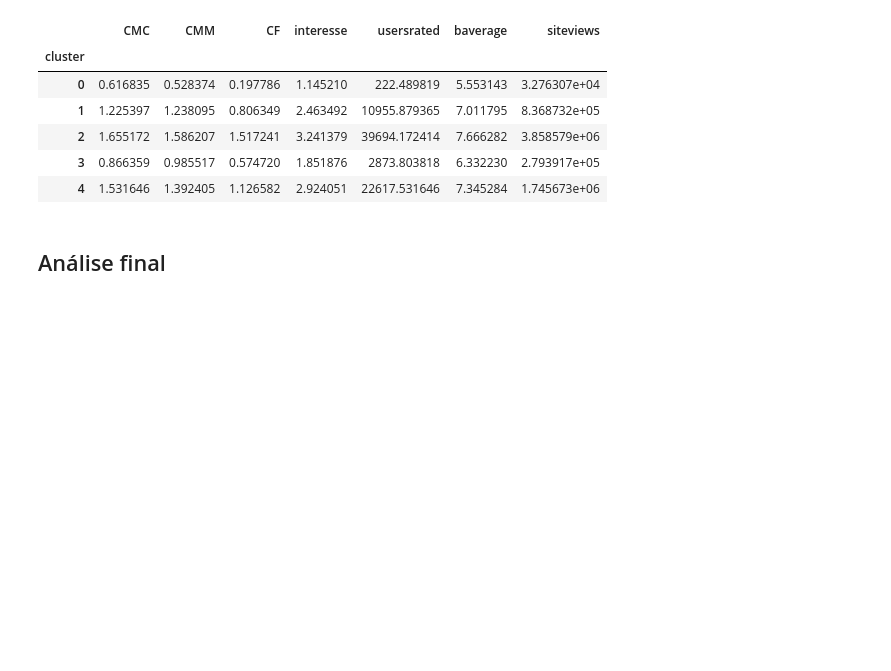
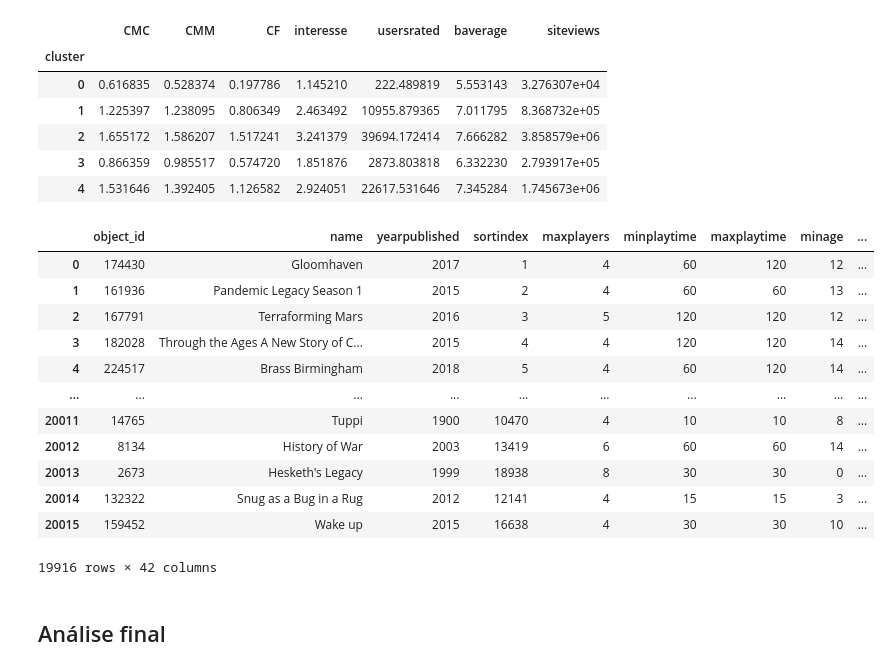
Before and after one commit to enzo-giannoni/Treinamento-1, a Jupyter notebook: storytelling-enzo.ipynb, the cells around one changed output. Cells and saved outputs as stored; diff of their text form; code cells hidden in the pictures; blank space fills up the shorter version.

```diff
--- a/storytelling-enzo.ipynb
+++ b/storytelling-enzo.ipynb
@@ -259,7 +259,7 @@ Portanto, as características selecionadas foram: categorias, mecânicas e famil
 
 É importante ressaltar, entretanto, que descartar essas informações agora não significa jogá-las no lixo. Posteriormente, elas podem ser usadas para o mapeamento dos jogos em grafos ou indentificação dos publicadores que mais lançam jogos com as categorias selecionadas aqui.
 # %%
-df_filtrado = df.drop(labels=['boardgamedesigner_cnt', 'boardgameartist_cnt', 'boardgamepublisher_cnt', 'boardgamehonor_cnt', 'boardgamecategory_cnt', 'boardgamemechanic_cnt', 'boardgameexpansion_cnt'
+df_filtrado = df.drop(labels=['boardgamedesigner_cnt', 'boardgameartist_cnt', 'boardgamepublisher_cnt', 'boardgamecategory_cnt', 'boardgamemechanic_cnt', 'boardgameexpansion_cnt'
                       , 'boardgameversion_cnt', 'boardgamefamily_cnt', 'boardgamedesigner', 'boardgameartist', 'boardgamepublisher', 'boardgamehonor'
                       ], axis=1)
 # %% [markdown]
@@ -447,6 +447,25 @@ df_filtrado[['CMC', 'CMM', 'CF', 'interesse', 'usersrated', 'cluster', 'baverage
 | 2 | 1.655172 | 1.586207 | 1.517241 | 3.241379 | 39694.172414 | 7.666282 | 3.858579e+06 |
 | 3 | 0.866359 | 0.985517 | 0.574720 | 1.851876 | 2873.803818 | 6.332230 | 2.793917e+05 |
 | 4 | 1.531646 | 1.392405 | 1.126582 | 2.924051 | 22617.531646 | 7.345284 | 1.745673e+06 |
+# %%
+df_filtrado['baverage2'] = (df_filtrado['baverage'] - min(df_filtrado['baverage'])) / (max(df_filtrado['baverage']) - min(df_filtrado['baverage']))
+df_filtrado['boardgamehonor_cnt2'] = (df_filtrado['boardgamehonor_cnt'] - min(df_filtrado['boardgamehonor_cnt'])) / (max(df_filtrado['boardgamehonor_cnt']) - min(df_filtrado['boardgamehonor_cnt']))
+df_filtrado['qualidade'] = df_filtrado['baverage2'] + df_filtrado['boardgamehonor_cnt2']
+df_filtrado
+# %% [output]
+|  | object_id | name | yearpublished | sortindex | maxplayers | minplaytime | maxplaytime | minage | ... |
+| 0 | 174430 | Gloomhaven | 2017 | 1 | 4 | 60 | 120 | 12 | ... |
+| 1 | 161936 | Pandemic Legacy Season 1 | 2015 | 2 | 4 | 60 | 60 | 13 | ... |
+| 2 | 167791 | Terraforming Mars | 2016 | 3 | 5 | 120 | 120 | 12 | ... |
+| 3 | 182028 | Through the Ages A New Story of C... | 2015 | 4 | 4 | 120 | 120 | 14 | ... |
+| 4 | 224517 | Brass Birmingham | 2018 | 5 | 4 | 60 | 120 | 14 | ... |
+| ... | ... | ... | ... | ... | ... | ... | ... | ... | ... |
+| 20011 | 14765 | Tuppi | 1900 | 10470 | 4 | 10 | 10 | 8 | ... |
+| 20012 | 8134 | History of War | 2003 | 13419 | 6 | 60 | 60 | 14 | ... |
+| 20013 | 2673 | Hesketh's Legacy | 1999 | 18938 | 8 | 30 | 30 | 0 | ... |
+| 20014 | 132322 | Snug as a Bug in a Rug | 2012 | 12141 | 4 | 15 | 15 | 3 | ... |
+| 20015 | 159452 | Wake up | 2015 | 16638 | 4 | 30 | 30 | 10 | ... |
+19916 rows × 42 columns
 # %% [markdown]
 ## Análise final
 # %% [markdown]
```
Also changed, not shown: parts of 2 cells of this notebook.
